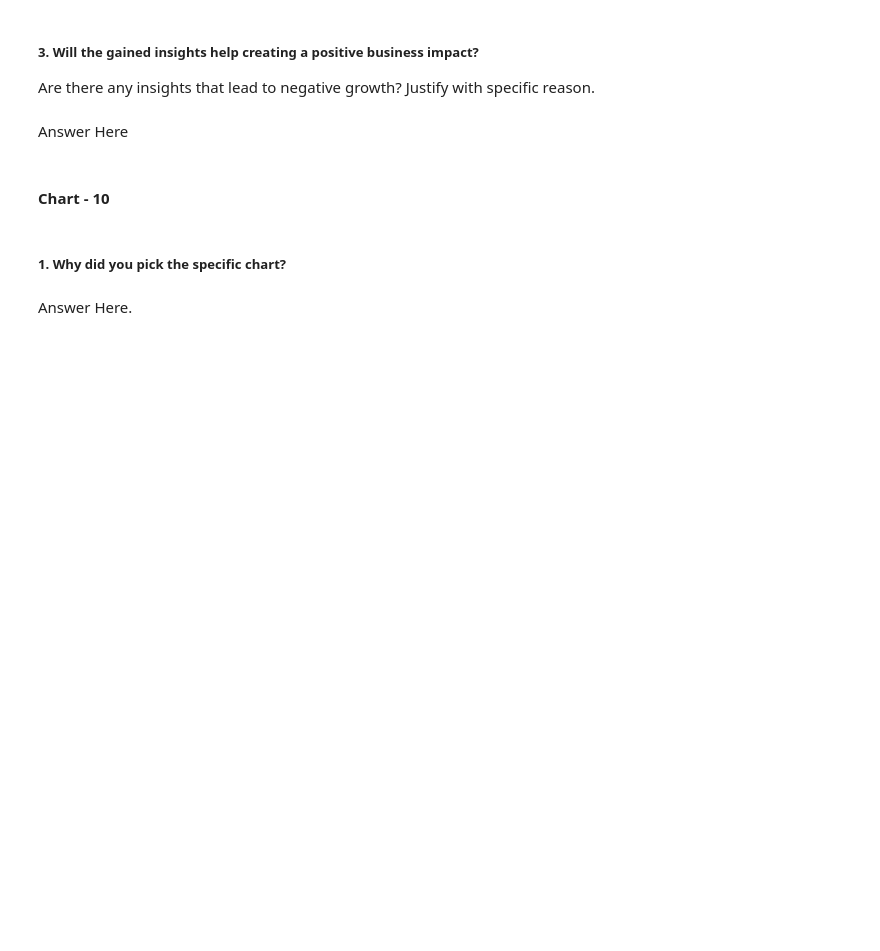
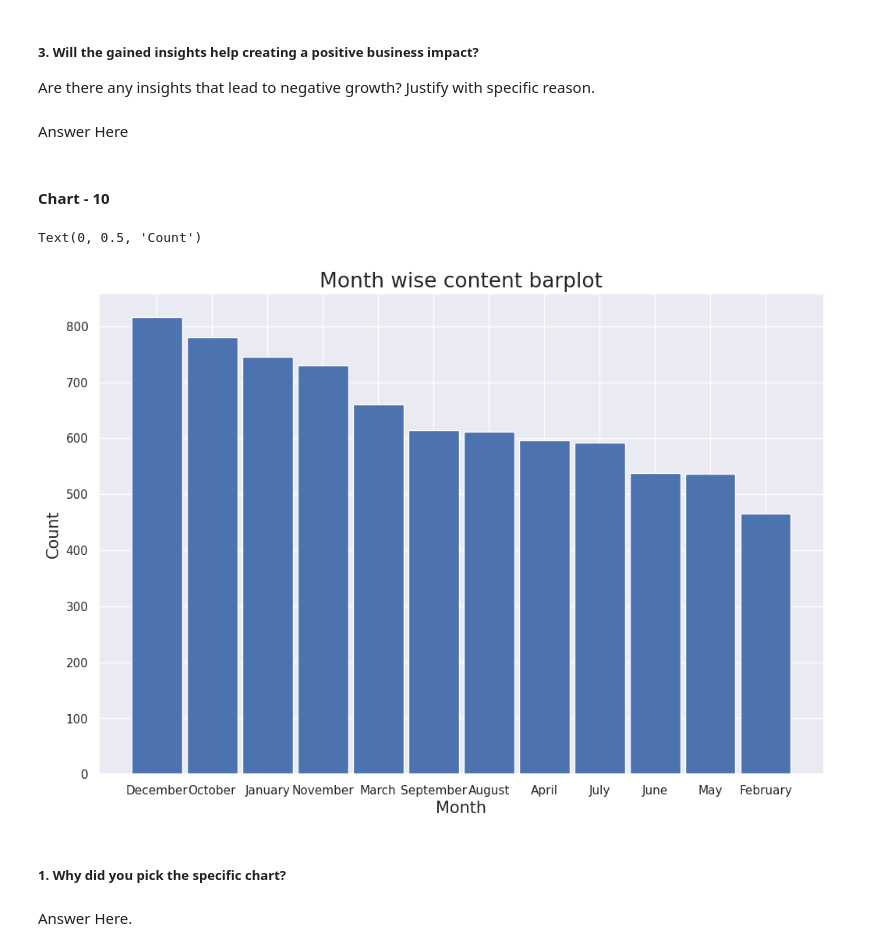
Before and after one commit to ash260498/-Datascience, a Jupyter notebook: Netflix_Movies_and_TV_shows_Clustering.ipynb, the cells around one changed output. Cells and saved outputs as stored; diff of their text form; code cells hidden in the pictures; blank space fills up the shorter version.

```diff
--- a/Netflix_Movies_and_TV_shows_Clustering.ipynb
+++ b/Netflix_Movies_and_TV_shows_Clustering.ipynb
@@ -727,0 +745,3 @@ df[['listed_in' , 'no_of_category']].head()
+# %%
+month_names = ab.Month_Name.values
+month_wise_count = ab.date_added_month.values
@@ -964,3 +1045,13 @@ Answer Here
+# %%
+# Chart - 10 visualization code
+plt.figure(figsize = (12 ,8 ))
+plt.bar(month_names , month_wise_count, width = 0.91)
+plt.title("Month wise content barplot" , fontsize = 19)
+plt.xlabel("Month" , fontsize = 15)
+plt.ylabel("Count" , fontsize = 15)
+# %% [output]
+Text(0, 0.5, 'Count')
+[figure, added]
 # %% [markdown]
 ##### 1. Why did you pick the specific chart?
 # %% [markdown]
```
Also changed, not shown: parts of 47 cells of this notebook.
